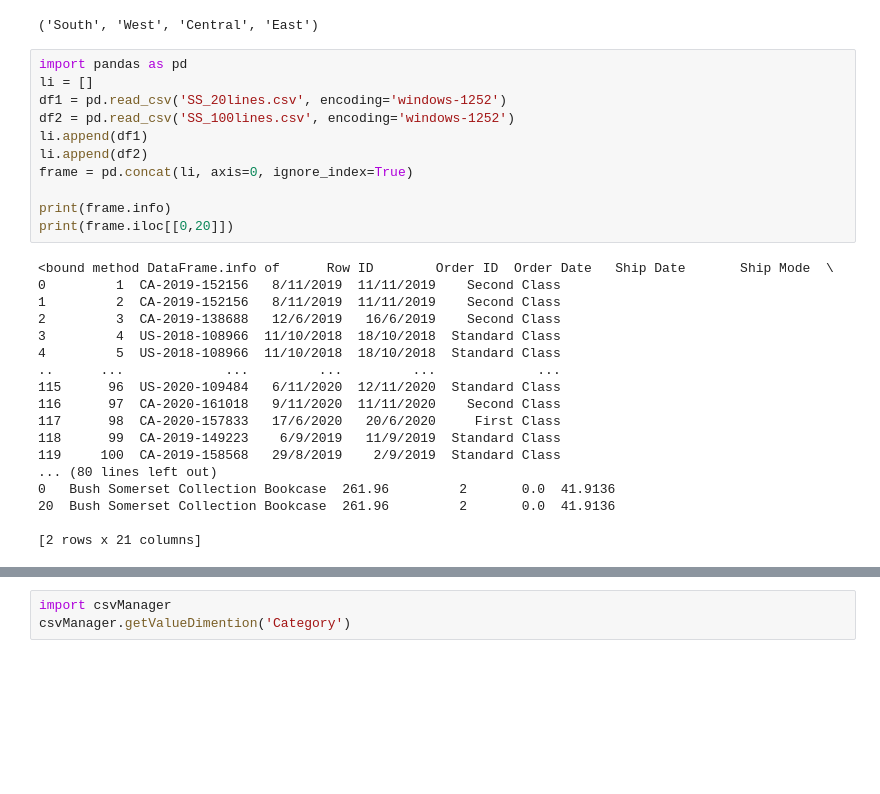
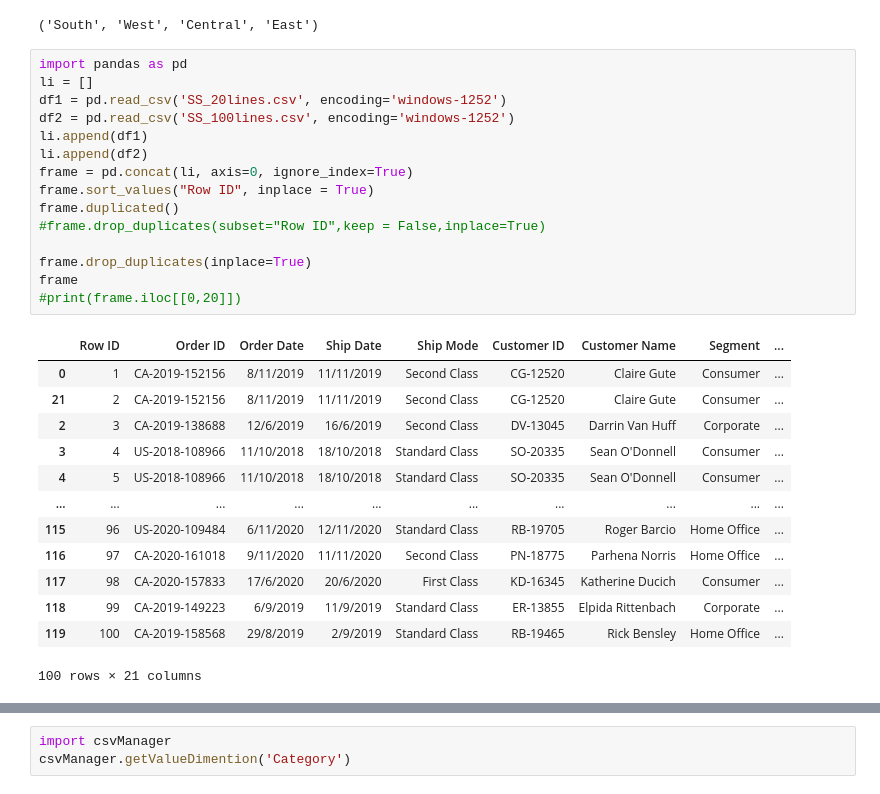
Before and after one commit to ThanawatKMUTNB/DataViz, a Jupyter notebook: testCSV.ipynb, the cells around one changed output, grey strips where cells are left out. Cells and saved outputs as stored; diff of their text form; blank space fills up the shorter version.

```diff
--- a/testCSV.ipynb
+++ b/testCSV.ipynb
@@ -244,29 +244,29 @@ tuple(tmp)
 # %%
 import pandas as pd
 li = []
 df1 = pd.read_csv('SS_20lines.csv', encoding='windows-1252')
 df2 = pd.read_csv('SS_100lines.csv', encoding='windows-1252')
 li.append(df1)
 li.append(df2)
 frame = pd.concat(li, axis=0, ignore_index=True)
+frame.sort_values("Row ID", inplace = True)
+frame.duplicated()
+#frame.drop_duplicates(subset="Row ID",keep = False,inplace=True)
 
-print(frame.info)
-print(frame.iloc[[0,20]])
+frame.drop_duplicates(inplace=True)
+frame
+#print(frame.iloc[[0,20]])
 # %% [output]
+|  | Row ID | Order ID | Order Date | Ship Date | Ship Mode | Customer ID | Customer Name | Segment | ... |
+| 0 | 1 | CA-2019-152156 | 8/11/2019 | 11/11/2019 | Second Class | CG-12520 | Claire Gute | Consumer | ... |
+| 21 | 2 | CA-2019-152156 | 8/11/2019 | 11/11/2019 | Second Class | CG-12520 | Claire Gute | Consumer | ... |
+| 2 | 3 | CA-2019-138688 | 12/6/2019 | 16/6/2019 | Second Class | DV-13045 | Darrin Van Huff | Corporate | ... |
+| 3 | 4 | US-2018-108966 | 11/10/2018 | 18/10/2018 | Standard Class | SO-20335 | Sean O'Donnell | Consumer | ... |
+| 4 | 5 | US-2018-108966 | 11/10/2018 | 18/10/2018 | Standard Class | SO-20335 | Sean O'Donnell | Consumer | ... |
+| ... | ... | ... | ... | ... | ... | ... | ... | ... | ... |
+| 115 | 96 | US-2020-109484 | 6/11/2020 | 12/11/2020 | Standard Class | RB-19705 | Roger Barcio | Home Office | ... |
+| 116 | 97 | CA-2020-161018 | 9/11/2020 | 11/11/2020 | Second Class | PN-18775 | Parhena Norris | Home Office | ... |
+| 117 | 98 | CA-2020-157833 | 17/6/2020 | 20/6/2020 | First Class | KD-16345 | Katherine Ducich | Consumer | ... |
+| 118 | 99 | CA-2019-149223 | 6/9/2019 | 11/9/2019 | Standard Class | ER-13855 | Elpida Rittenbach | Corporate | ... |
+| 119 | 100 | CA-2019-158568 | 29/8/2019 | 2/9/2019 | Standard Class | RB-19465 | Rick Bensley | Home Office | ... |
-<bound method DataFrame.info of      Row ID        Order ID  Order Date   Ship Date       Ship Mode  \
-0         1  CA-2019-152156   8/11/2019  11/11/2019    Second Class
-1         2  CA-2019-152156   8/11/2019  11/11/2019    Second Class
-2         3  CA-2019-138688   12/6/2019   16/6/2019    Second Class
-3         4  US-2018-108966  11/10/2018  18/10/2018  Standard Class
-4         5  US-2018-108966  11/10/2018  18/10/2018  Standard Class
-..      ...             ...         ...         ...             ...
-115      96  US-2020-109484   6/11/2020  12/11/2020  Standard Class
-116      97  CA-2020-161018   9/11/2020  11/11/2020    Second Class
-117      98  CA-2020-157833   17/6/2020   20/6/2020     First Class
-118      99  CA-2019-149223    6/9/2019   11/9/2019  Standard Class
-119     100  CA-2019-158568   29/8/2019    2/9/2019  Standard Class
-... (80 lines left out)
-0   Bush Somerset Collection Bookcase  261.96         2       0.0  41.9136
-20  Bush Somerset Collection Bookcase  261.96         2       0.0  41.9136
-
-[2 rows x 21 columns]
+100 rows × 21 columns
```
Also changed, not shown: parts of 1 cell of this notebook, 1 other file.
